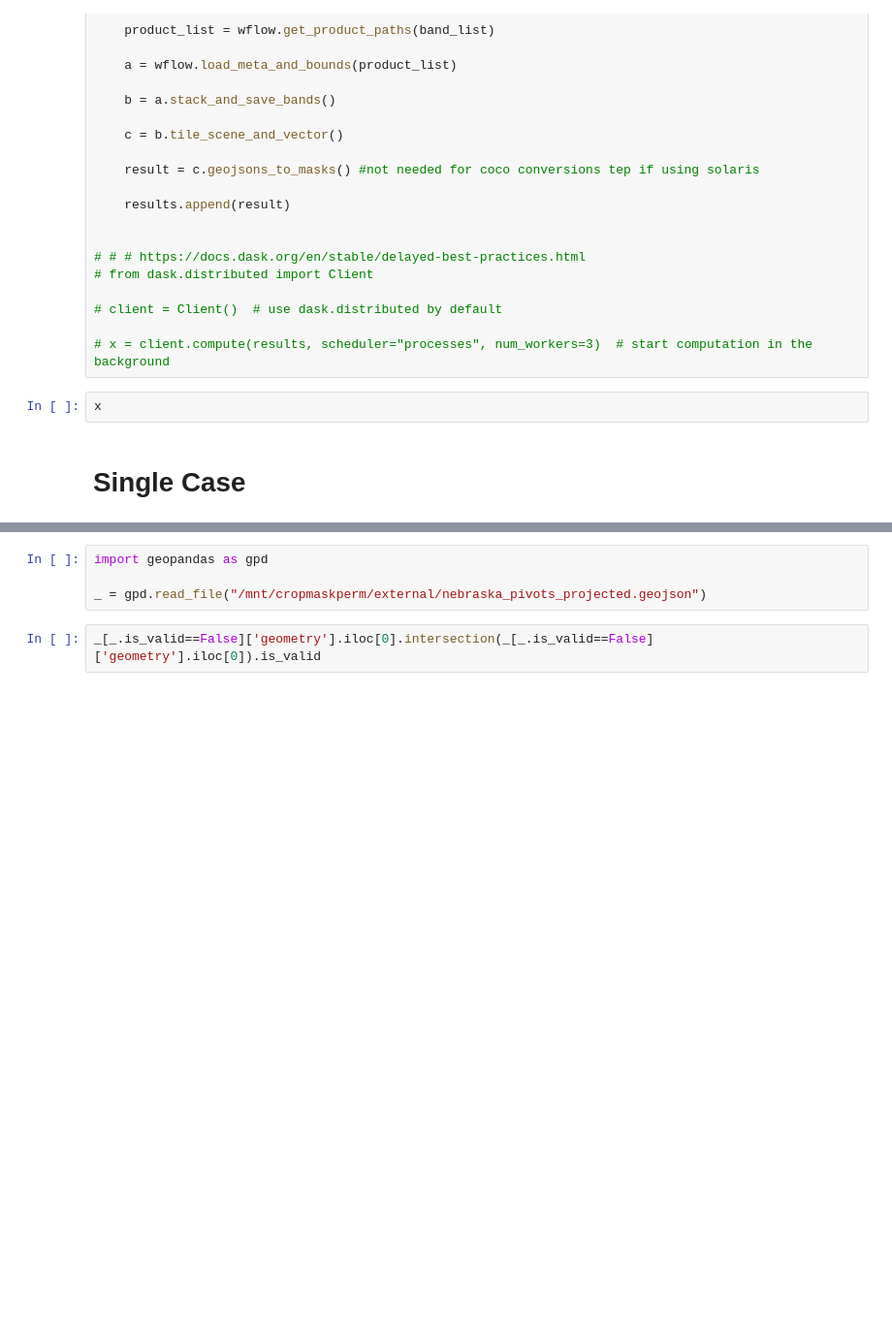
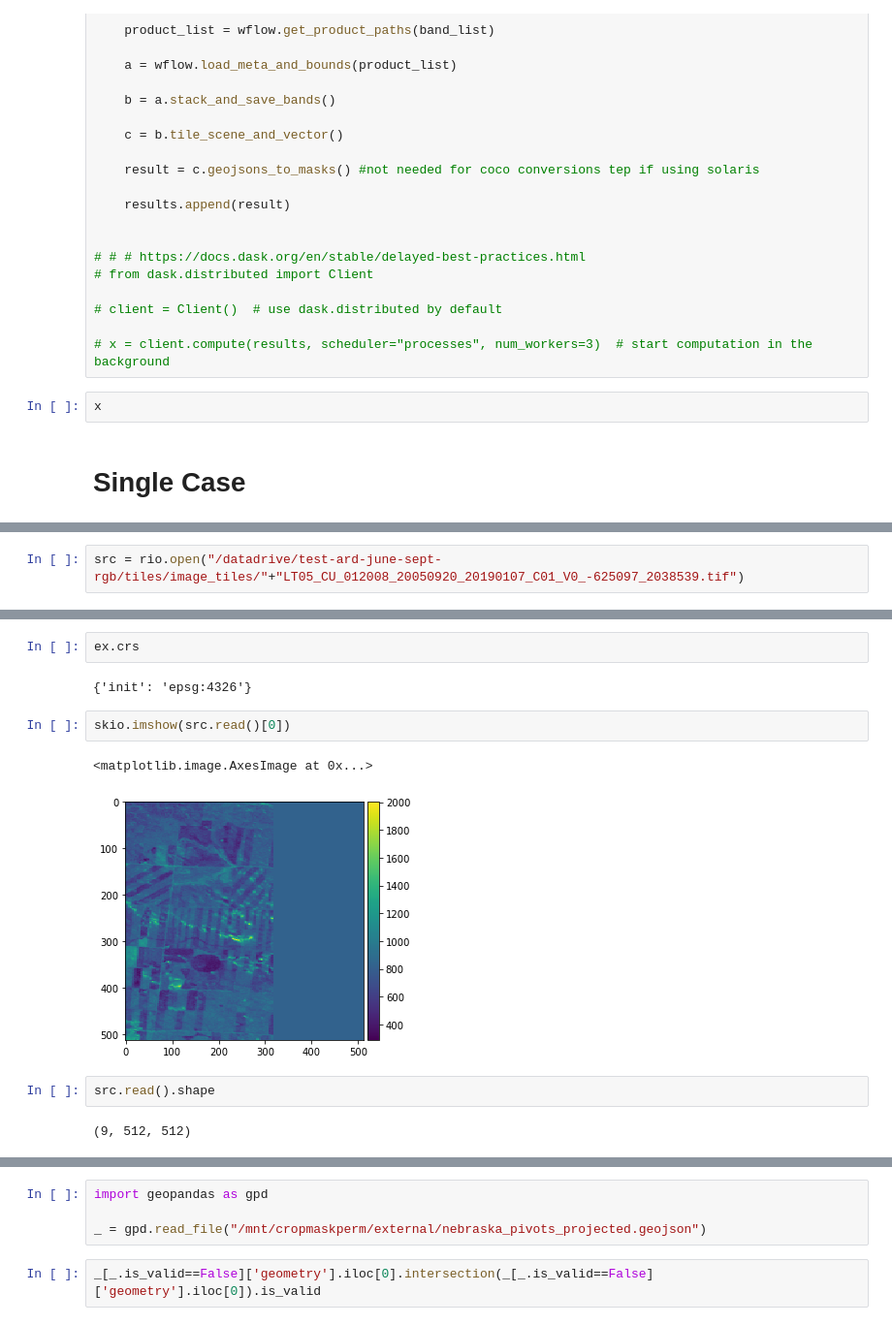
Before and after one commit to ecohydro/Mask_RCNN, a Jupyter notebook: notebooks/run_dask_preprocess.ipynb, the cells around one changed output, grey strips where cells are left out. Shown at 97% size. Drawn from its saved outputs; the diff is of its cells as text; blank space fills up the shorter version.

```diff
--- a/notebooks/run_dask_preprocess.ipynb
+++ b/notebooks/run_dask_preprocess.ipynb
@@ -137,0 +221,2 @@ b = a.stack_and_save_bands()
+# %%
+src = rio.open("/datadrive/test-ard-june-sept-rgb/tiles/image_tiles/"+"LT05_CU_012008_20050920_20190107_C01_V0_-625097_2038539.tif")
@@ -137,0 +245,13 @@ b = a.stack_and_save_bands()
+# %%
+ex.crs
+# %% [output]
+{'init': 'epsg:4326'}
+# %%
+skio.imshow(src.read()[0])
+# %% [output]
+<matplotlib.image.AxesImage at 0x...>
+[figure, added]
+# %%
+src.read().shape
+# %% [output]
+(9, 512, 512)
```
Also changed, not shown: parts of 34 cells of this notebook, 3 other files.
